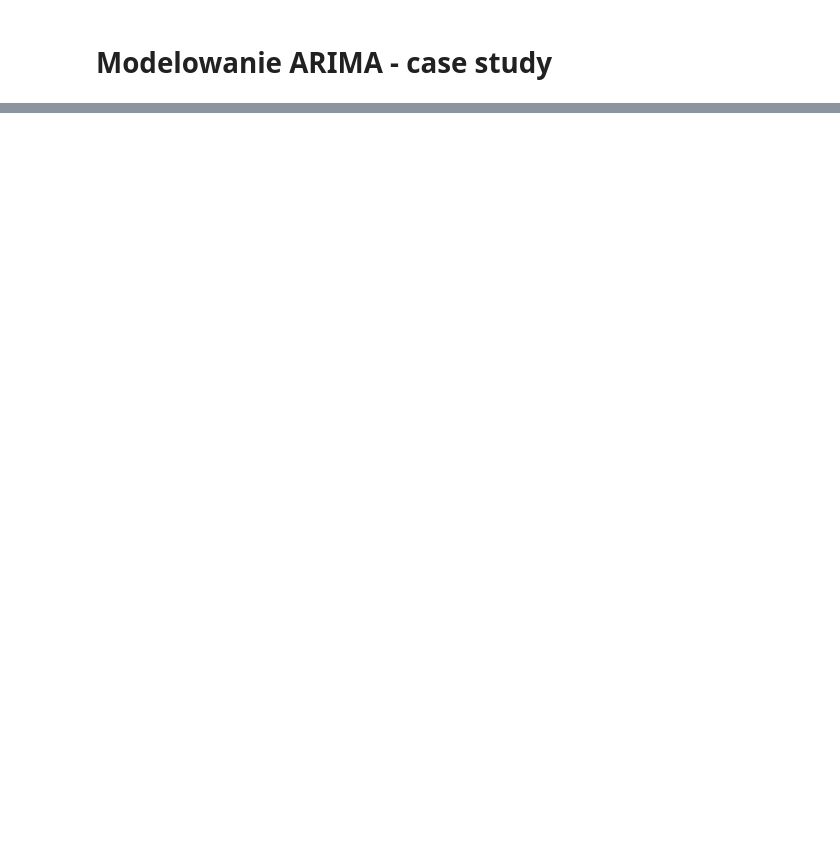
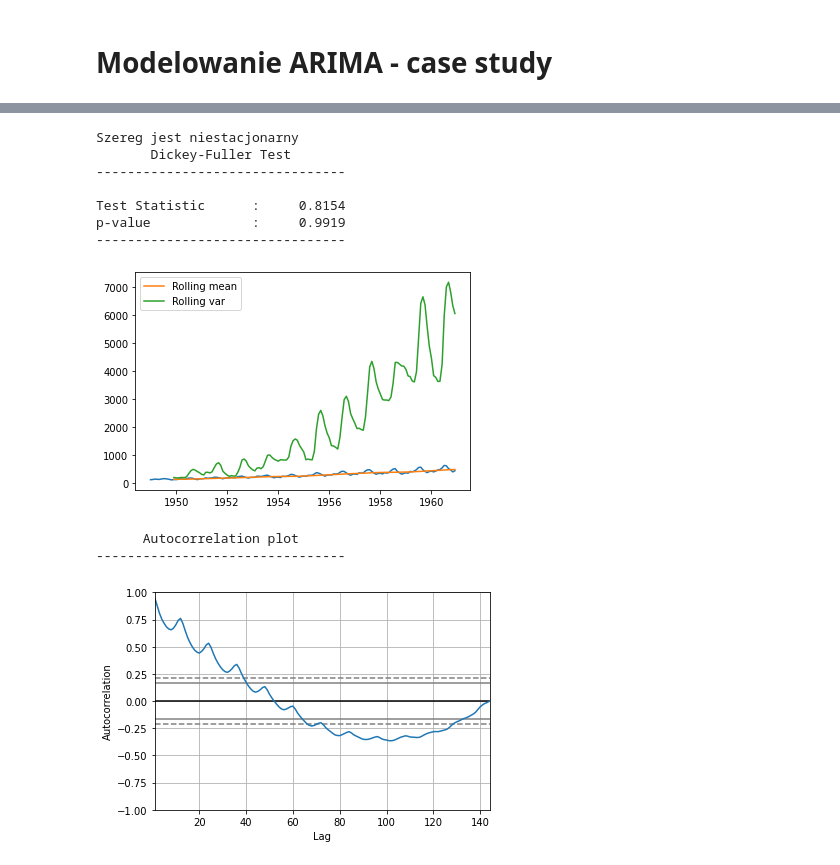
Before and after one commit to mdabrowski-phd/ds250223_regul, a Jupyter notebook: 04_szeregi_czasowe/08_ARIMA_case_study.ipynb, the cells around one changed output, grey strips where cells are left out. Drawn from its saved outputs; the diff is of its cells as text; code cells hidden in the pictures; blank space fills up the shorter version.

Commit message:
szeregi_08_ost

```diff
--- a/04_szeregi_czasowe/08_ARIMA_case_study.ipynb
+++ b/04_szeregi_czasowe/08_ARIMA_case_study.ipynb
@@ -28,0 +19,33 @@ Pamiętaj o podziale zbioru na część treningową i część testową.
+# %%
+from statsmodels.tsa.stattools import adfuller
+def check_time_series_stationary(y, rolling_len = 12):
+
+    y = pd.Series(y)
+
+    df_test = adfuller(y)
+
+    if df_test[1] < 0.05:
+        print('Szereg jest stacjonarny')
+    else:
+        print('Szereg jest niestacjonarny')
+
+    print("{0:^32s}".format("Dickey-Fuller Test"))
+    print("-"*32+"\n")
+
+    print("{0:<20s}: {1:>10.4f}".format('Test Statistic', df_test[0]))
+    print("{0:<20s}: {1:>10.4f}".format('p-value', df_test[1]))
+    print("-"*32+"\n")
+
+    rolling_mean = y.rolling(rolling_len).mean()
+    rolling_var = y.rolling(rolling_len).var()
+
+    plt.plot(y)
+    plt.plot(rolling_mean, label="Rolling mean")
+    plt.plot(rolling_var, label="Rolling var")
+    plt.legend()
+    plt.show()
+
+    print("{0:^32s}".format("Autocorrelation plot"))
+    print("-"*32+"\n")
+    pd.plotting.autocorrelation_plot(y)
+    plt.show()
@@ -28,0 +62,18 @@ Pamiętaj o podziale zbioru na część treningową i część testową.
+# %%
+air_passengers = pd.read_csv('AirPassengers.csv',
+                 parse_dates=['Month'], index_col='Month')
+
+check_time_series_stationary(air_passengers['#Passengers'])
+#brak stacjonarności, najpierw poradzimy sobie z nierówną wariancją
+# %% [output]
+Szereg jest niestacjonarny
+       Dickey-Fuller Test
+--------------------------------
+
+Test Statistic      :     0.8154
+p-value             :     0.9919
+--------------------------------
+[figure, added]
+      Autocorrelation plot
+--------------------------------
+[figure, added]
```
Also changed, not shown: parts of 18 cells of this notebook.
